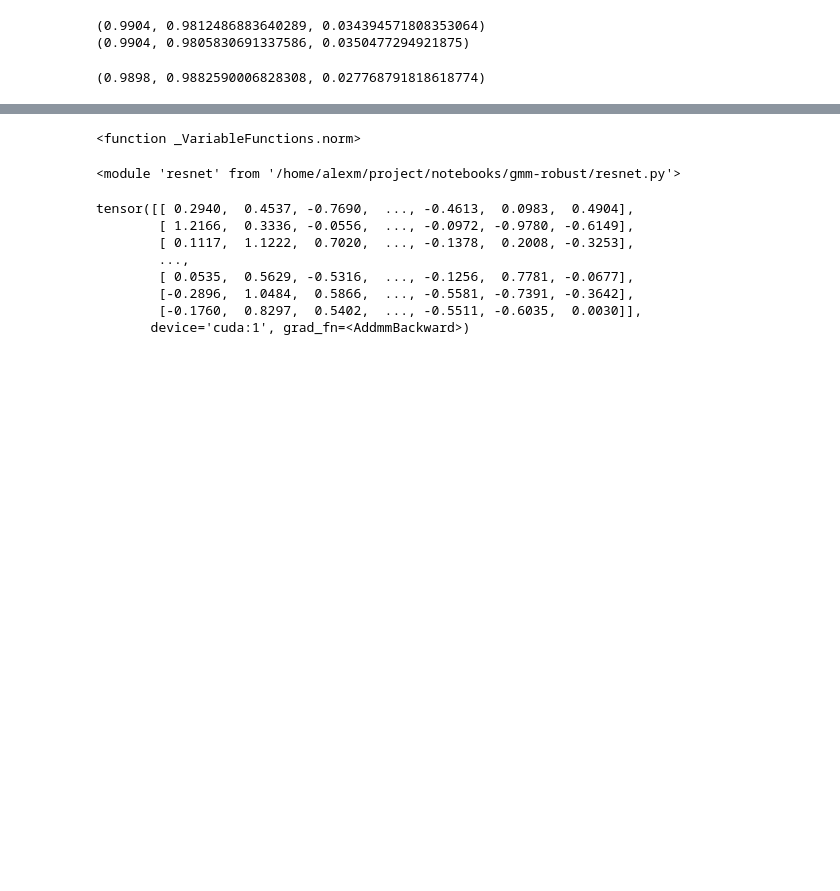
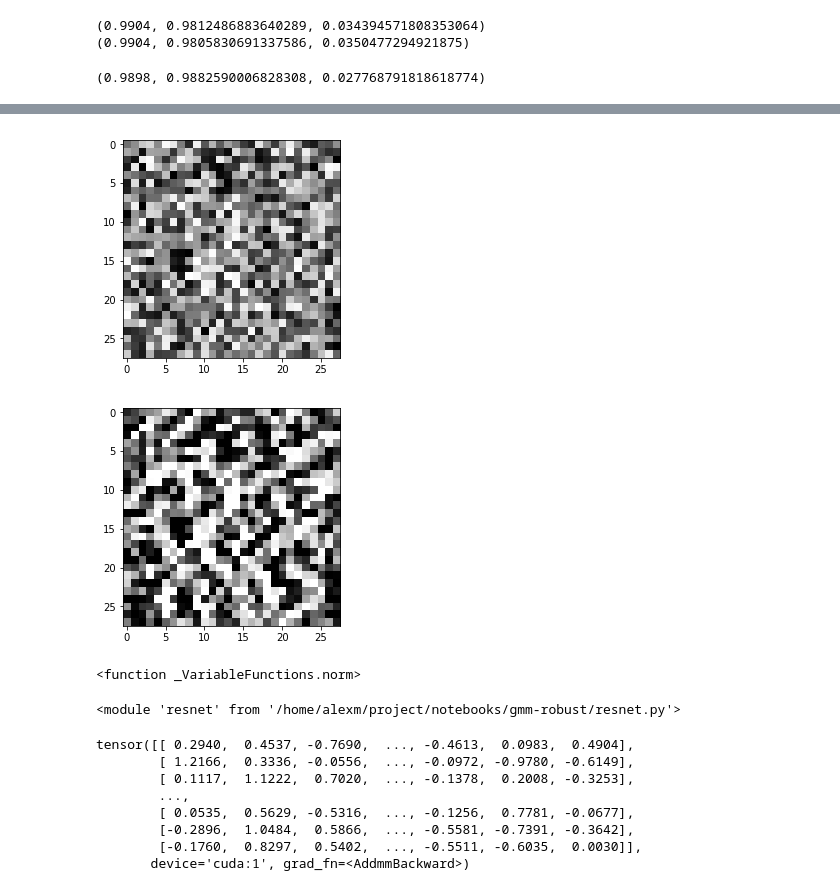
Before and after one commit to AlexMeinke/certified-certain-uncertainty, a Jupyter notebook: GMM.ipynb, the cells around one changed output, grey strips where cells are left out. Drawn from its saved outputs; the diff is of its cells as text; code cells hidden in the pictures; blank space fills up the shorter version.

```diff
--- a/GMM.ipynb
+++ b/GMM.ipynb
@@ -31,3 +27,6 @@ tensor(5.4173, grad_fn=<MeanBackward1>)
+# %%
+device = 'cuda:5'
+base_model = torch.load('SavedModels/base_MNIST_lr0.001_augm_flagTrue_train_typeACET.pth').to(device)
 # %%
 gmm.logvar.data += np.log(784)
 # %%
@@ -75,0 +70,4 @@ df = ev.evaluate(model, device, 'MNIST', model_params.loaders)
+# %%
+ran = torch.rand(50,1,28, 28).to(device)
+print( base_model(ran).max(1)[0].exp() )
+noise = adv.gen_adv_noise(base_model, device, ran, epsilon=.3, steps=40)
@@ -76,3 +92,11 @@ df = ev.evaluate(model, device, 'MNIST', model_params.loaders)
+# %%
+plt.imshow(ran[0][0].detach().cpu(), cmap='gray')
+plt.show()
+plt.imshow(noise[0][0].detach().cpu(), cmap='gray')
+plt.show()
+# %% [output]
+[figure, added]
+[figure, added]
 # %%
 reload(adv)
 device = 'cuda:2'
```
Also changed, not shown: parts of 11 cells of this notebook, 13 other files.
